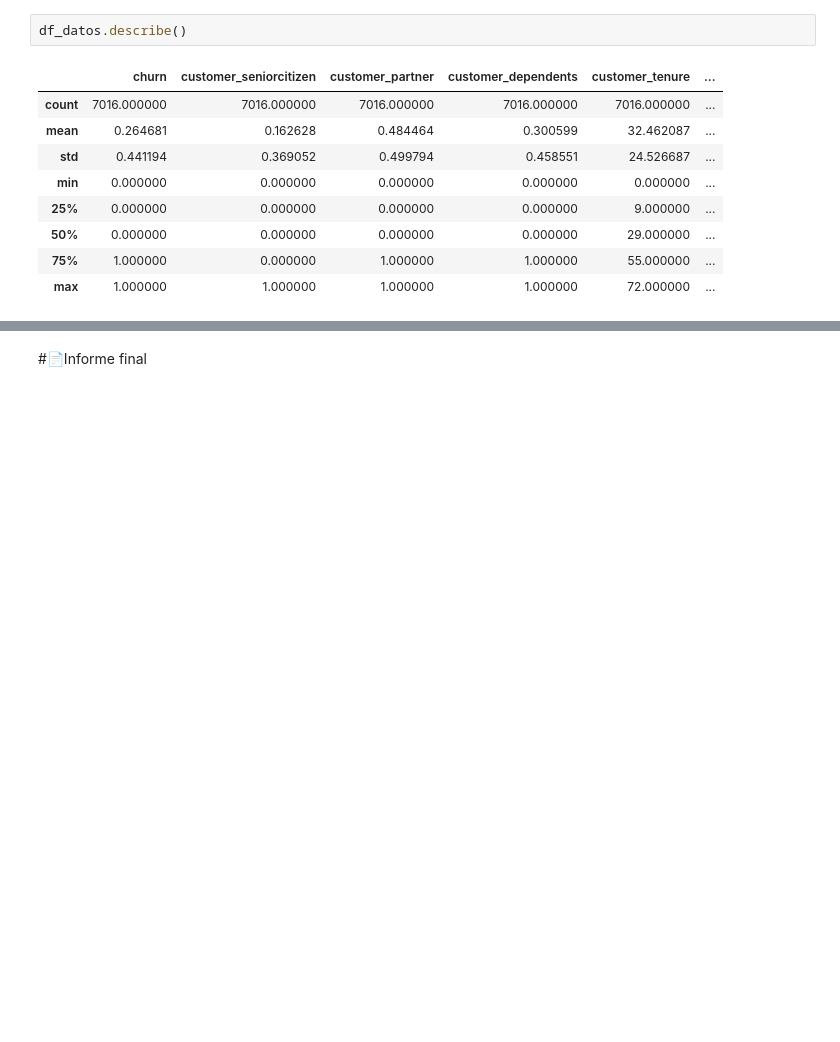
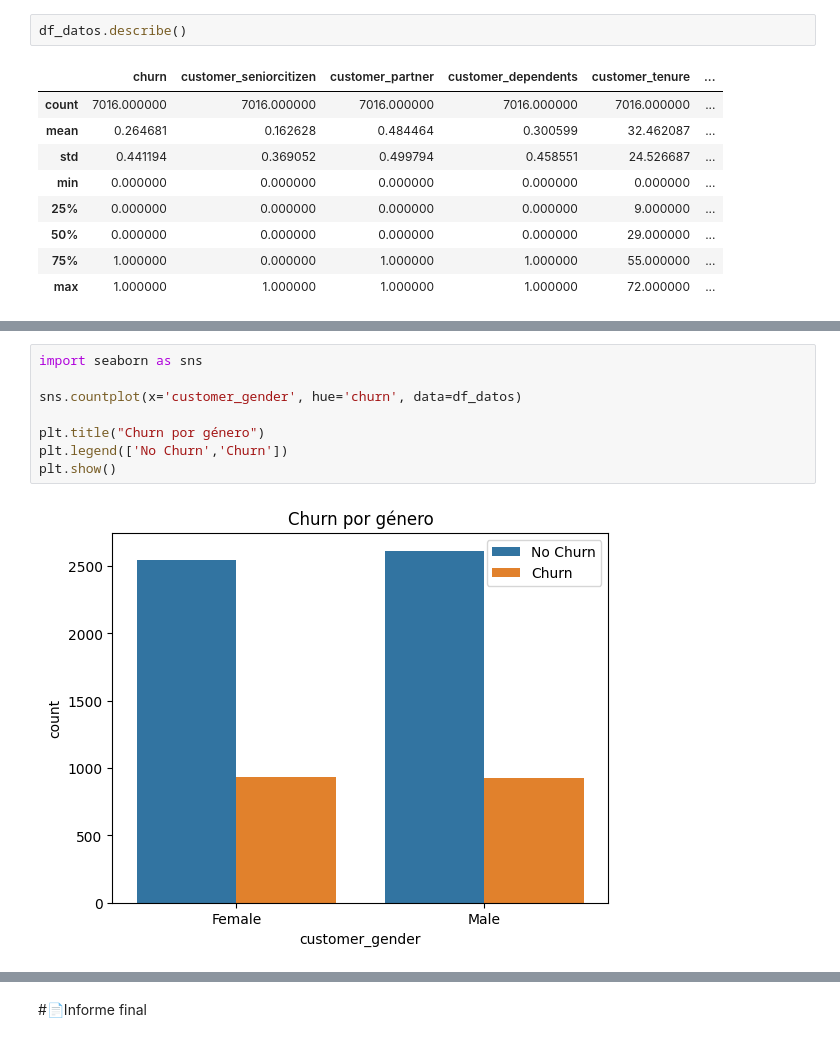
Before and after one commit to gaboitec/Challenge-TelcomX-ONE-pandas-matplotlib, a Jupyter notebook: TelecomX_LATAM.ipynb, the cells around one changed output, grey strips where cells are left out. Drawn from its saved outputs; the diff is of its cells as text; blank space fills up the shorter version.

```diff
--- a/TelecomX_LATAM.ipynb
+++ b/TelecomX_LATAM.ipynb
@@ -482,0 +511,10 @@ df_datos.describe()
+# %%
+import seaborn as sns
+
+sns.countplot(x='customer_gender', hue='churn', data=df_datos)
+
+plt.title("Churn por género")
+plt.legend(['No Churn','Churn'])
+plt.show()
+# %% [output]
+[figure, added]
```
Also changed, not shown: parts of 15 cells of this notebook.
